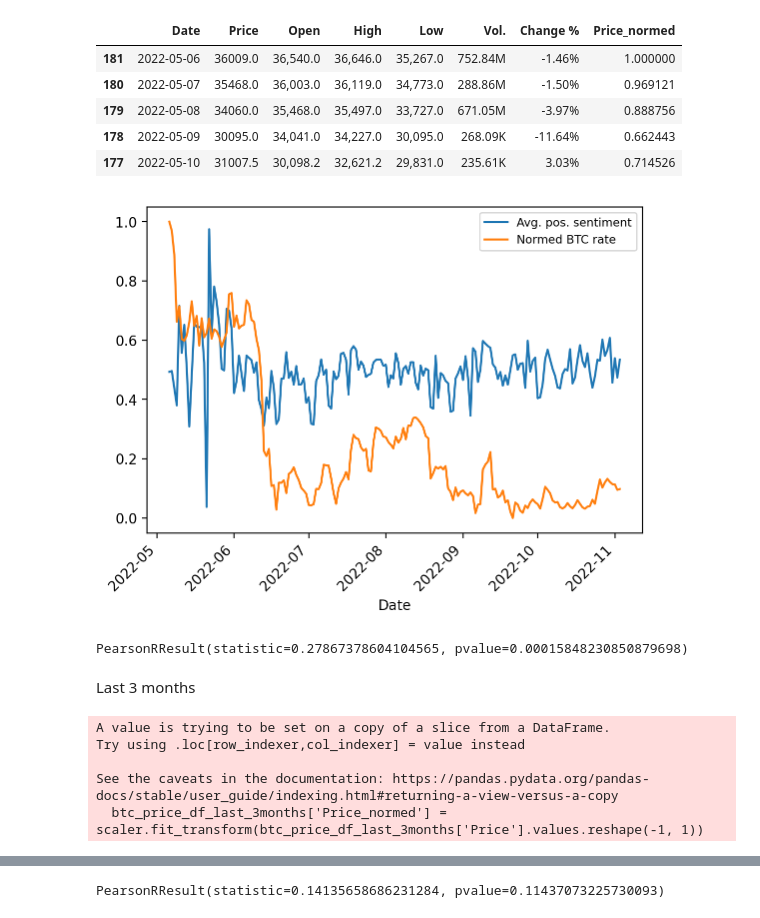
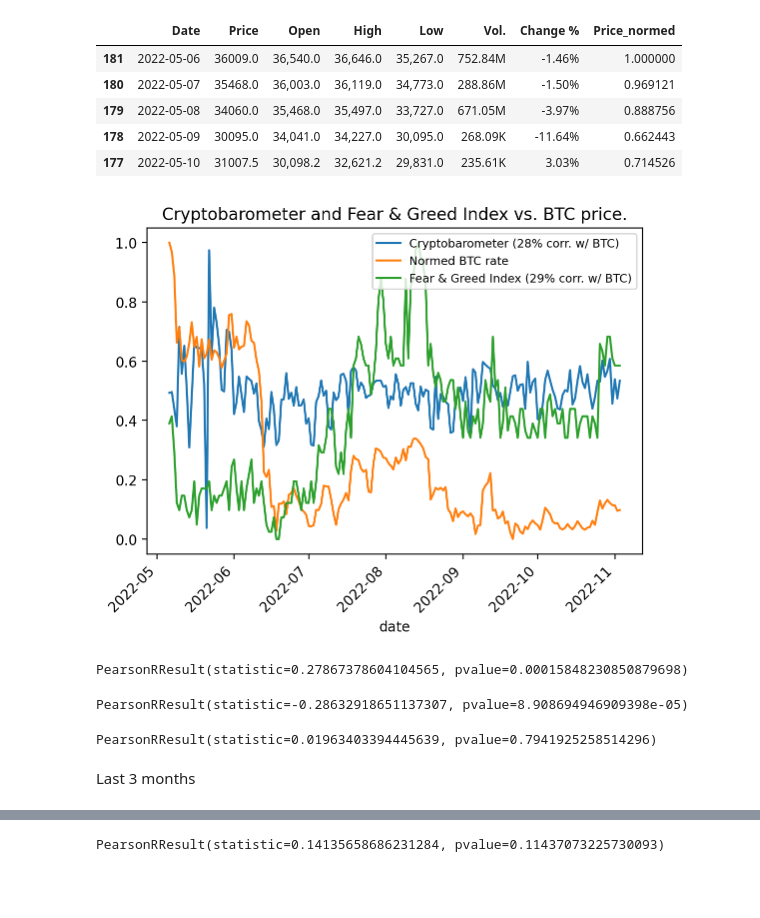
Before and after one commit to crypto-sentiment/crypto_sentiment_notebooks, a Jupyter notebook: notebooks/20221108_correlate_sentiments_with_btc_price.ipynb, the cells around one changed output, grey strips where cells are left out. Cells and saved outputs as stored; diff of their text form; code cells hidden in the pictures; blank space fills up the shorter version.

Commit message:
add Fear & Greed data to the comparison

```diff
--- a/notebooks/20221108_correlate_sentiments_with_btc_price.ipynb
+++ b/notebooks/20221108_correlate_sentiments_with_btc_price.ipynb
@@ -97,0 +100,2 @@ news_titles_with_preds_df.head(2)
+# %%
+fear_greed_df = pd.read_csv('../data/20221108_fear_greed_index_from_06052022_to_03112022.csv')
@@ -97,0 +115,4 @@ news_titles_with_preds_df.head(2)
+# %%
+fear_greed_df['date'] = fear_greed_df['date'].apply(lambda x: datetime.strptime(x, '%d-%m-%Y'))
+# %%
+fear_greed_df = fear_greed_df.sort_values(by='date')
@@ -98,3 +128,6 @@ news_titles_with_preds_df.head(2)
+# %%
+fng_scaler = MinMaxScaler()
+fear_greed_df['fng_value_normed'] = fng_scaler.fit_transform(fear_greed_df['fng_value'].values.reshape(-1, 1))
 # %% [markdown]
 ## BTC data for the same period
 # %%
@@ -137,17 +170,29 @@ btc_price_df.sort_values(by='Date').head()
 | 178 | 2022-05-09 | 30095.0 | 34,041.0 | 34,227.0 | 30,095.0 | 268.09K | -11.64% | 0.662443 |
 | 177 | 2022-05-10 | 31007.5 | 30,098.2 | 32,621.2 | 29,831.0 | 235.61K | 3.03% | 0.714526 |
 # %%
-news_titles_with_preds_df.groupby('pub_date')['positive'].mean().plot(label='Avg. pos. sentiment')
+news_titles_with_preds_df.groupby('pub_date')['positive'].mean().plot(label='Cryptobarometer (28% corr. w/ BTC)')
 btc_price_df.groupby('Date')['Price_normed'].mean().plot(label='Normed BTC rate');
+fear_greed_df.groupby('date')['fng_value_normed'].mean().plot(label='Fear & Greed Index (29% corr. w/ BTC)');
 plt.xticks(rotation = 45); # Rotates X-Axis Ticks by 45-degrees
 plt.legend(loc='best', fontsize='small', fancybox=True);
+plt.title('Cryptobarometer and Fear & Greed Index vs. BTC price.');
 # %% [output]
-[figure, old version]
+[figure, new version]
 # %%
 pearsonr(news_titles_with_preds_df.groupby('pub_date')['positive'].mean(),
          btc_price_df.loc[btc_price_df['Date'].isin(news_titles_with_preds_df['pub_date'])].groupby('Date')['Price_normed'].mean())
 # %% [output]
 PearsonRResult(statistic=0.27867378604104565, pvalue=0.00015848230850879698)
+# %%
+pearsonr(fear_greed_df.groupby('date')['fng_value_normed'].mean(),
+         btc_price_df.groupby('Date')['Price_normed'].mean())
+# %% [output]
+PearsonRResult(statistic=-0.28632918651137307, pvalue=8.908694946909398e-05)
+# %%
+pearsonr(news_titles_with_preds_df.groupby('pub_date')['positive'].mean(),
+         fear_greed_df.loc[fear_greed_df['date'].isin(news_titles_with_preds_df['pub_date'])].groupby('date')['fng_value_normed'].mean())
+# %% [output]
+PearsonRResult(statistic=0.01963403394445639, pvalue=0.7941925258514296)
 # %% [markdown]
 Last 3 months
 # %%
@@ -155,10 +201,6 @@ news_titles_preds_last_3months = news_titles_with_preds_df.loc[news_titles_with_
 btc_price_df_last_3months = btc_price_df.loc[btc_price_df['Date'] >= '2022-07-01']
 # %%
+%%capture
 btc_price_df_last_3months['Price_normed'] = scaler.fit_transform(btc_price_df_last_3months['Price'].values.reshape(-1, 1))
+fear_greed_df_last_3months['fng_value_normed'] = fng_scaler.fit_transform(fear_greed_df_last_3months['fng_value'].values.reshape(-1, 1))
-# %% [output]
-A value is trying to be set on a copy of a slice from a DataFrame.
-Try using .loc[row_indexer,col_indexer] = value instead
-
-See the caveats in the documentation: https://pandas.pydata.org/pandas-docs/stable/user_guide/indexing.html#returning-a-view-versus-a-copy
-  btc_price_df_last_3months['Price_normed'] = scaler.fit_transform(btc_price_df_last_3months['Price'].values.reshape(-1, 1))
 # %%
```
Also changed, not shown: parts of 12 cells of this notebook, 6 other files.
